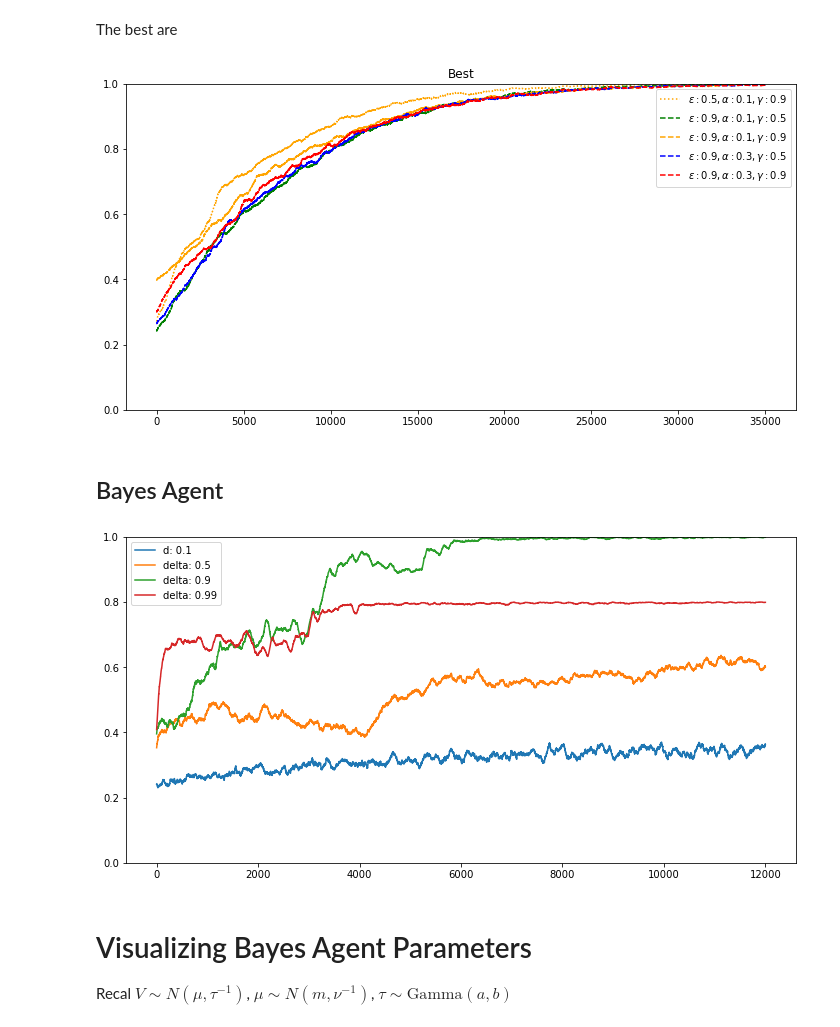
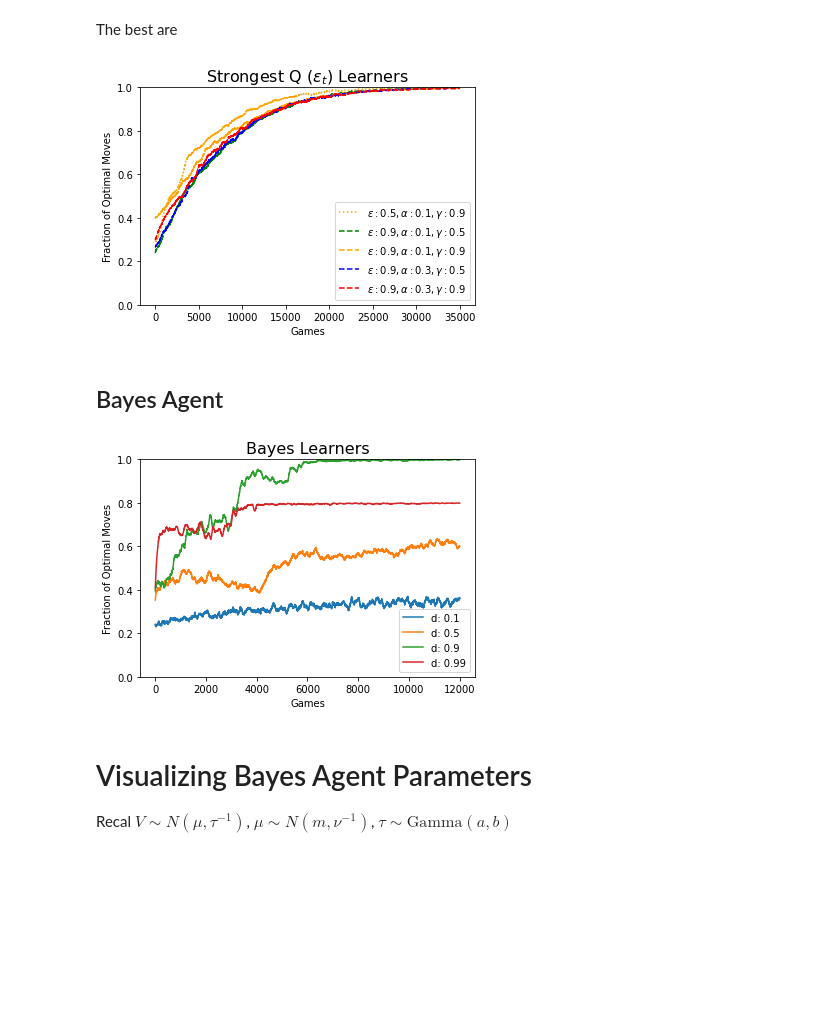
Before and after one commit to MartenThompson/rl-nim, a Jupyter notebook: code/visualization.ipynb, the cells around one changed output. Saved outputs shown, nothing was run; the diff lists cells and outputs as text; code cells hidden in the pictures; blank space fills up the shorter version.

Commit message:
final best vs best and visuals

```diff
--- a/code/visualization.ipynb
+++ b/code/visualization.ipynb
@@ -4,0 +33,23 @@ import matplotlib.pyplot as plt
+# %%
+N = 50
+K = 10000
+q_avg = np.zeros([4, 25000])
+q_avg[0,:] = np.mean(qvq, axis=0)
+q_avg[1,:] = np.mean(qvqt,axis=0)
+q_avg[2,:] = np.mean(qvb, axis=0)
+q_avg[3,:] = np.mean(qvr, axis=0)
+q_avg_all = np.convolve(np.mean(q_avg, axis=0), np.ones((N,))/N, mode='valid')[0:K]
+
+qt_avg = np.zeros([4, 25000])
+qt_avg[0,:] = np.mean(qtvq, axis=0)
+qt_avg[1,:] = np.mean(qtvqt,axis=0)
+qt_avg[2,:] = np.mean(qtvb, axis=0)
+qt_avg[3,:] = np.mean(qtvr, axis=0)
+qt_avg_all = np.convolve(np.mean(qt_avg, axis=0), np.ones((N,))/N, mode='valid')[0:K]
+
+b_avg = np.zeros([4, 25000])
+b_avg[0,:] = np.mean(bvq, axis=0)
+b_avg[1,:] = np.mean(bvqt,axis=0)
+b_avg[2,:] = np.mean(bvb, axis=0)
+b_avg[3,:] = np.mean(bvr, axis=0)
+b_avg_all = np.convolve(np.mean(b_avg, axis=0), np.ones((N,))/N, mode='valid')[0:K]
@@ -795,30 +865,32 @@ plt.show()
 # %% [markdown]
 The best are
 # %%
-plt.figure(figsize=[12,6])
+#plt.figure(figsize=[12,6])
 K = 35000
 X = np.arange(K)
-plt.title(r'Best')
+plt.title(r'Strongest Q $(\epsilon_t$) Learners', fontsize=16)
 
 plt.plot(X, qt0001_050109_avg[0:K], linestyle=':', color='orange', label = r'$\epsilon:0.5, \alpha:0.1, \gamma:0.9$')
 
 
 #plt.ylim((0,1))
 #plt.legend()
 #plt.show()
 
 #plt.figure(figsize=[12,6])
 
 plt.plot(X, qt0001_090105_avg[0:K], linestyle='--', color='green', label = r'$\epsilon:0.9, \alpha:0.1, \gamma:0.5$')
 plt.plot(X, qt0001_090109_avg[0:K], linestyle='--', color='orange', label = r'$\epsilon:0.9, \alpha:0.1, \gamma:0.9$')
 plt.plot(X, qt0001_090305_avg[0:K], linestyle='--', color='blue', label = r'$\epsilon:0.9, \alpha:0.3, \gamma:0.5$')
 plt.plot(X, qt0001_090309_avg[0:K], linestyle='--', color='red', label = r'$\epsilon:0.9, \alpha:0.3, \gamma:0.9$')
 
+plt.xlabel('Games')
+plt.ylabel('Fraction of Optimal Moves')
 plt.ylim((0,1))
 plt.legend()
 plt.show()
 # %% [output]
-[figure, old version]
+[figure, new version]
 # %% [markdown]
 ## Bayes Agent
 # %%
@@ -835,18 +907,21 @@ b099_avg = flatten_and_smooth(b099, N)
 # %%
 K = 12000
 X = np.arange(K)
-plt.figure(figsize=[12,6])
 
+plt.title('Bayes Learners', fontsize=16)
+plt.xlabel('Games')
+plt.ylabel('Fraction of Optimal Moves')
 plt.plot(X, b01_avg[0:K], label = r'd: 0.1')
-plt.plot(X, b05_avg[0:K], label = r'delta: 0.5')
-plt.plot(X, b09_avg[0:K], label = r'delta: 0.9')
-plt.plot(X, b099_avg[0:K], label = r'delta: 0.99')
+plt.plot(X, b05_avg[0:K], label = r'd: 0.5')
+plt.plot(X, b09_avg[0:K], label = r'd: 0.9')
+plt.plot(X, b099_avg[0:K], label = r'd: 0.99')
+
 
 plt.ylim((0,1))
 plt.legend()
 plt.show()
 # %% [output]
-[figure, old version]
+[figure, new version]
 # %% [markdown]
 # Visualizing Bayes Agent Parameters
 
```
Also changed, not shown: parts of 13 cells of this notebook, 35 other files.
